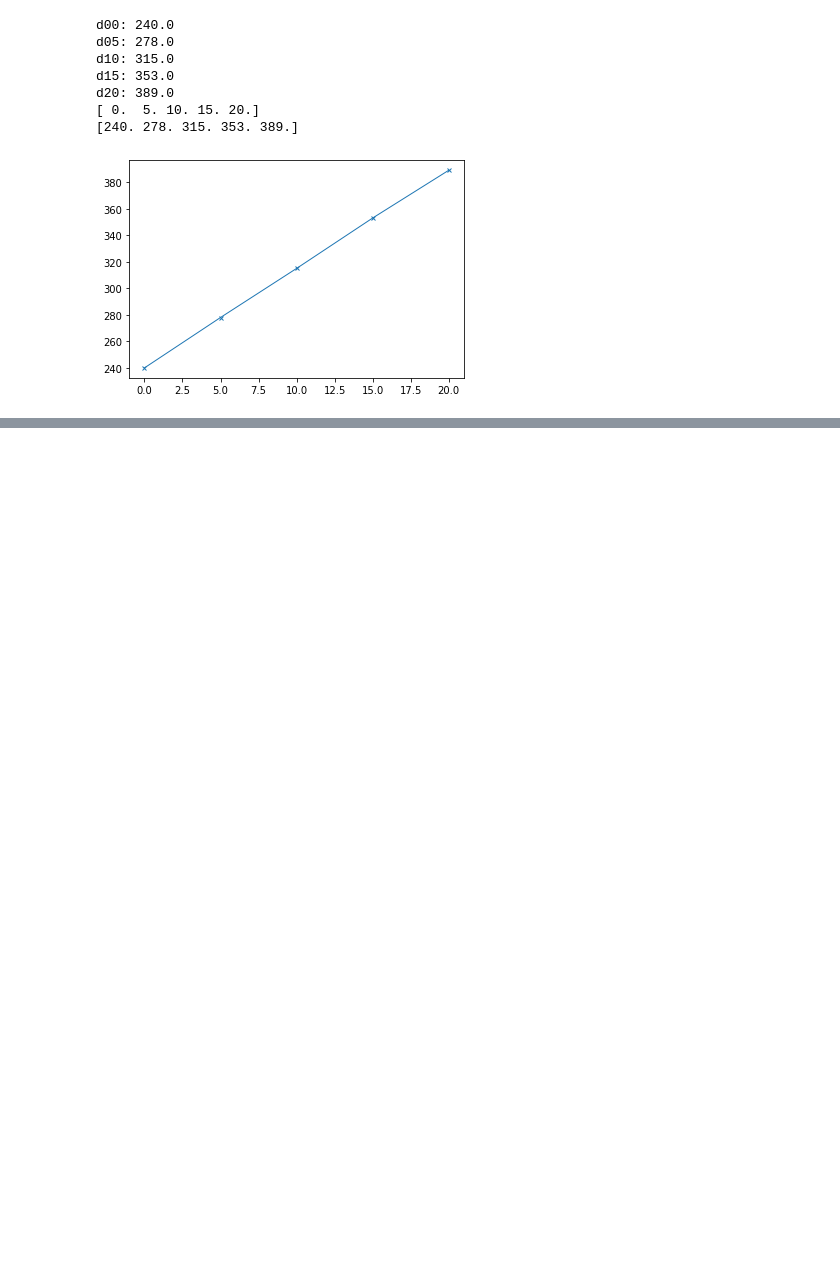
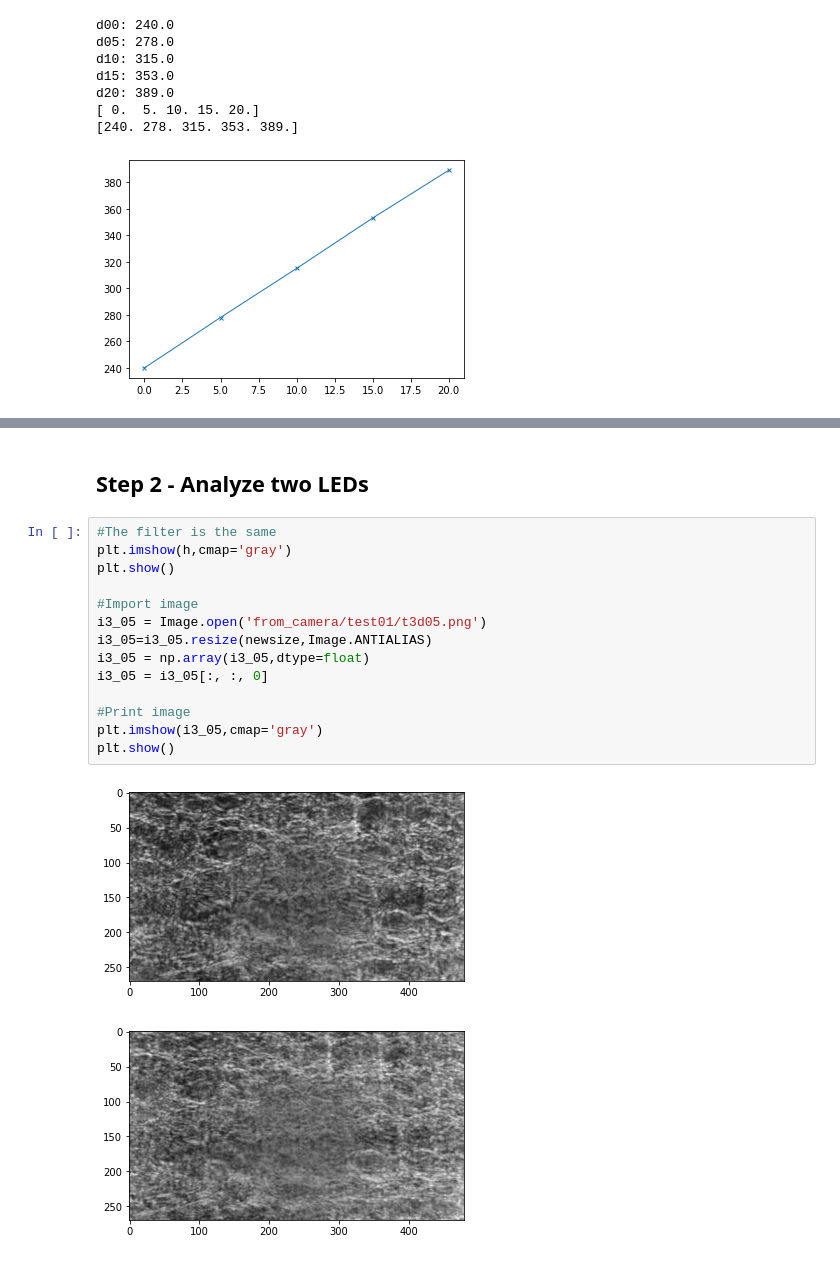
Before and after one commit to olivierleblanc/diffusercam, a Jupyter notebook: bernat/test01.ipynb, the cells around one changed output, grey strips where cells are left out. Drawn from its saved outputs; the diff is of its cells as text; blank space fills up the shorter version.

```diff
--- a/bernat/test01.ipynb
+++ b/bernat/test01.ipynb
@@ -197,0 +212,19 @@ d20: 389.0
+# %% [markdown]
+## Step 2 - Analyze two LEDs
+# %%
+#The filter is the same
+plt.imshow(h,cmap='gray')
+plt.show()
+
+#Import image
+i3_05 = Image.open('from_camera/test01/t3d05.png')
+i3_05=i3_05.resize(newsize,Image.ANTIALIAS)
+i3_05 = np.array(i3_05,dtype=float)
+i3_05 = i3_05[:, :, 0]
+
+#Print image
+plt.imshow(i3_05,cmap='gray')
+plt.show()
+# %% [output]
+[figure, added]
+[figure, added]
```
Also changed, not shown: parts of 2 cells of this notebook, 6 other files.
